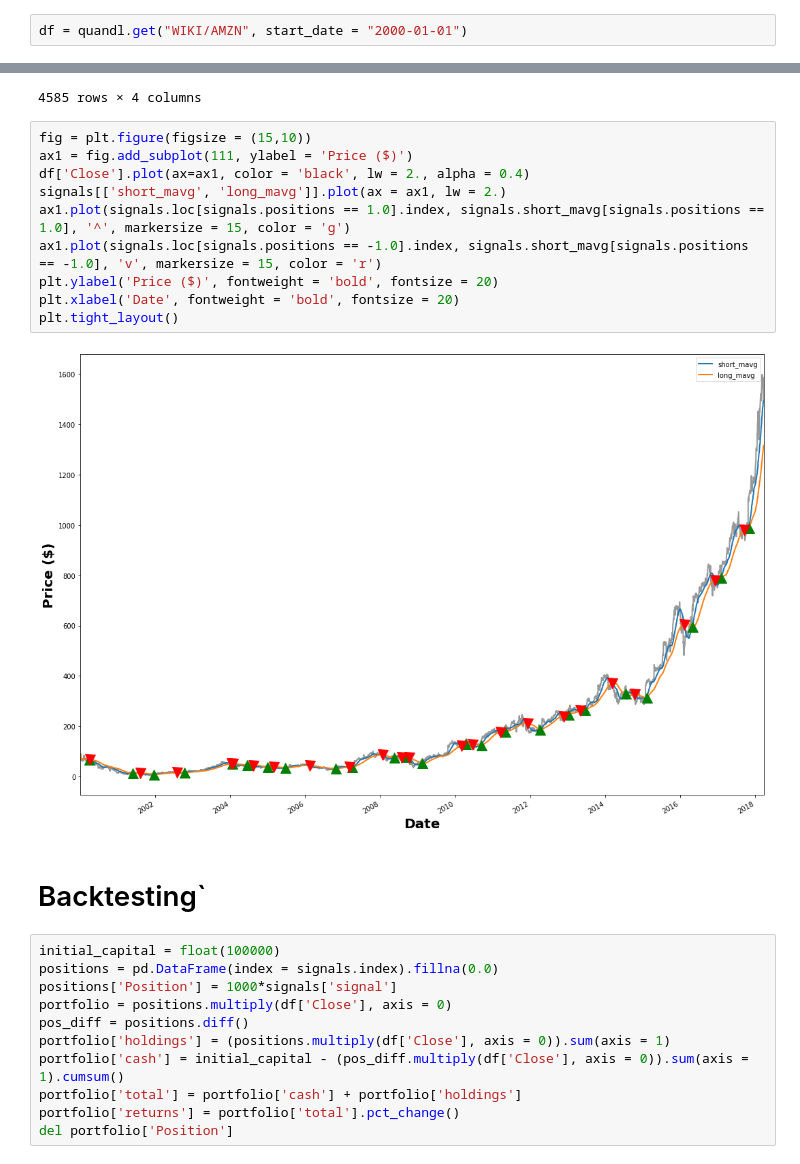
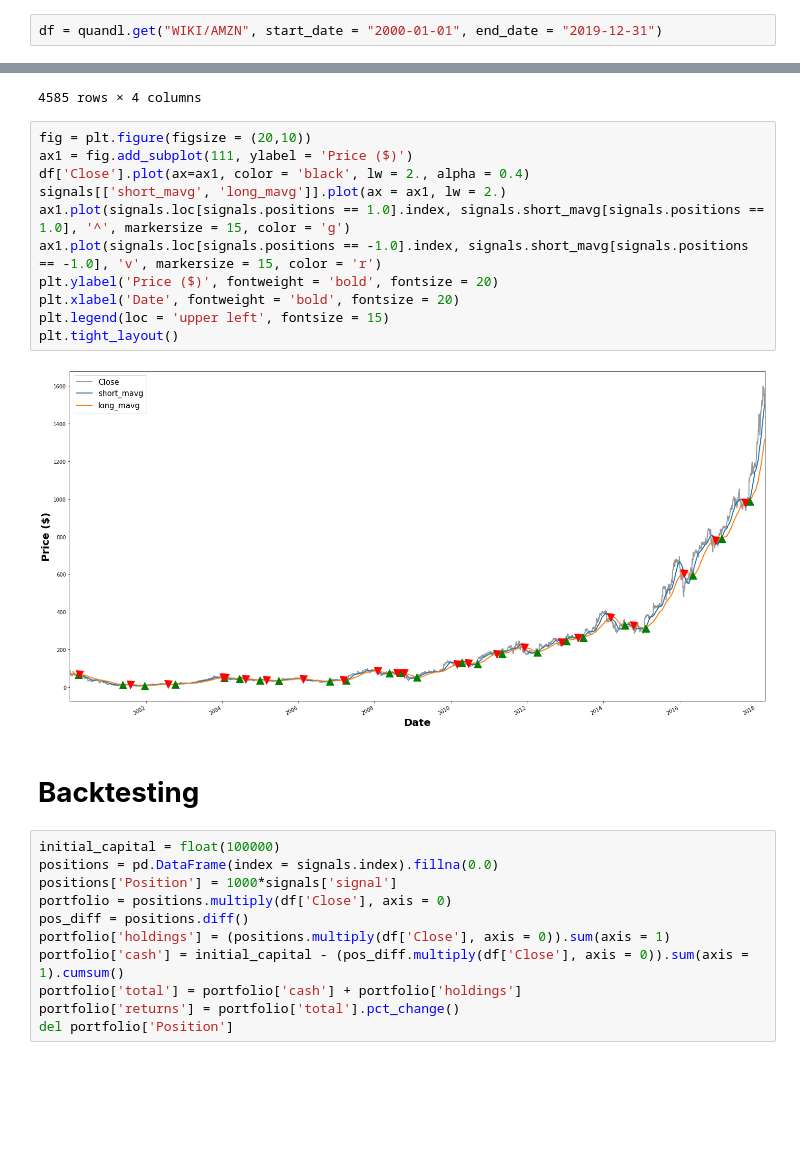
Before and after one commit to andrewcole33/moving_avg_trading, a Jupyter notebook: full_ma.ipynb, the cells around one changed output, grey strips where cells are left out. Cells and saved outputs as stored; diff of their text form; blank space fills up the shorter version.

```diff
--- a/full_ma.ipynb
+++ b/full_ma.ipynb
@@ -4,7 +4,7 @@ import pandas as pd
 import matplotlib.pyplot as plt
 import numpy as np
 # %%
-df = quandl.get("WIKI/AMZN", start_date = "2000-01-01")
+df = quandl.get("WIKI/AMZN", start_date = "2000-01-01", end_date = "2019-12-31")
 # %%
 df.tail()
 # %% [output]
@@ -50,19 +51,20 @@ display(signals)
 | 2018-03-27 | 1.0 | 1494.224000 | 1316.546800 | 0.0 |
 4585 rows × 4 columns
 # %%
-fig = plt.figure(figsize = (15,10))
+fig = plt.figure(figsize = (20,10))
 ax1 = fig.add_subplot(111, ylabel = 'Price ($)')
 df['Close'].plot(ax=ax1, color = 'black', lw = 2., alpha = 0.4)
 signals[['short_mavg', 'long_mavg']].plot(ax = ax1, lw = 2.)
 ax1.plot(signals.loc[signals.positions == 1.0].index, signals.short_mavg[signals.positions == 1.0], '^', markersize = 15, color = 'g')
 ax1.plot(signals.loc[signals.positions == -1.0].index, signals.short_mavg[signals.positions == -1.0], 'v', markersize = 15, color = 'r')
 plt.ylabel('Price ($)', fontweight = 'bold', fontsize = 20)
 plt.xlabel('Date', fontweight = 'bold', fontsize = 20)
+plt.legend(loc = 'upper left', fontsize = 15)
 plt.tight_layout()
 # %% [output]
-[figure, old version]
+[figure, new version]
 # %% [markdown]
-# Backtesting`
+# **Backtesting**
 # %%
 initial_capital = float(100000)
 positions = pd.DataFrame(index = signals.index).fillna(0.0)
```
Also changed, not shown: parts of 3 cells of this notebook.
